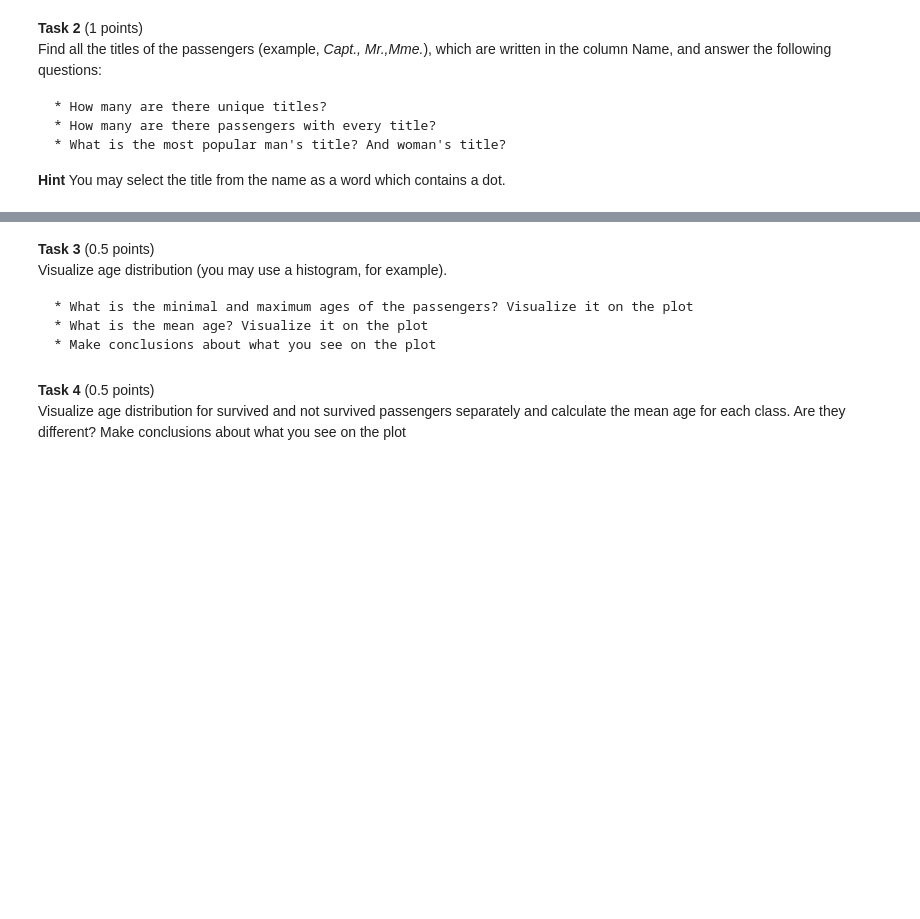
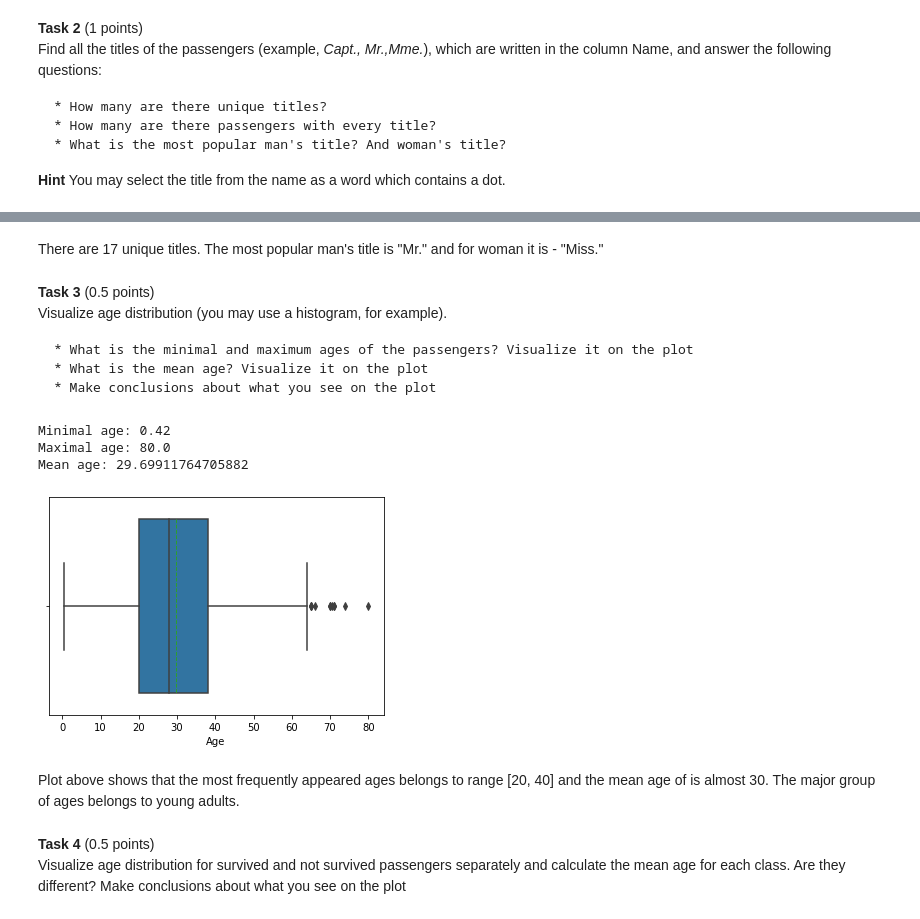
Before and after one commit to aamatevosyan/ml_se, a Jupyter notebook: hw/hw_1/task.ipynb, the cells around one changed output, grey strips where cells are left out. Saved outputs shown, nothing was run; the diff lists cells and outputs as text; code cells hidden in the pictures; blank space fills up the shorter version.

```diff
--- a/hw/hw_1/task.ipynb
+++ b/hw/hw_1/task.ipynb
@@ -241,3 +536,6 @@ Find all the titles of the passengers (example, *Capt., Mr.,Mme.*), which are wr
+# %% [markdown]
+There are 17 unique titles.
+The most popular man's title is "Mr." and for woman it is - "Miss."
 # %% [markdown]
 **Task 3** (0.5 points) <br/>
 Visualize age distribution (you may use a histogram, for example).
@@ -250,3 +546,17 @@ Visualize age distribution (you may use a histogram, for example).
+# %%
+print(f'Minimal age: {dataset.Age.min()}')
+print(f'Maximal age: {dataset.Age.max()}')
+print(f'Mean age: {dataset.Age.mean()}')
+
+sns.boxplot(x=dataset.Age, showmeans=True, meanline=True);
+# %% [output]
+Minimal age: 0.42
+Maximal age: 80.0
+Mean age: 29.69911764705882
+[figure, added]
+# %% [markdown]
+Plot above shows that the most frequently appeared ages belongs to range [20, 40] and the mean age of is almost 30.
+The major group of ages belongs to young adults.
 # %% [markdown]
 **Task 4** (0.5 points) <br/>
 Visualize age distribution for survived and not survived passengers separately and calculate the mean age for each class. Are they different? Make conclusions about what you see on the plot
```
Also changed, not shown: parts of 56 cells of this notebook.
